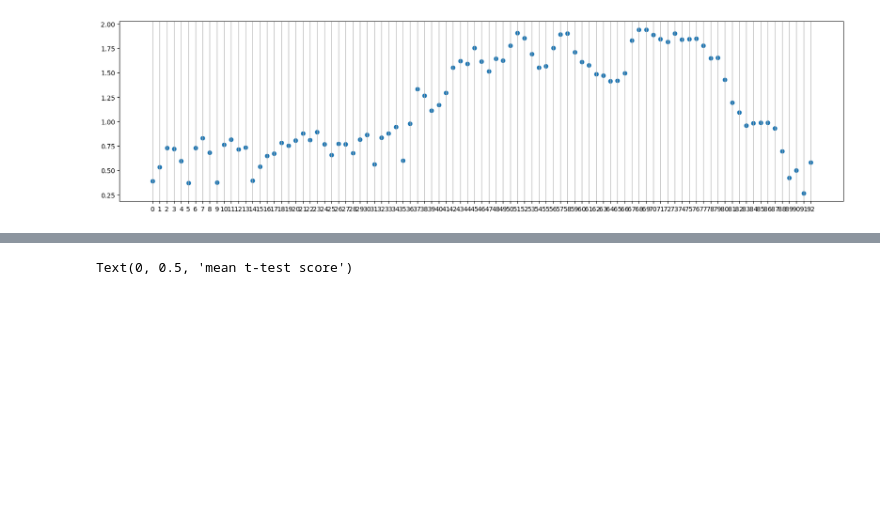
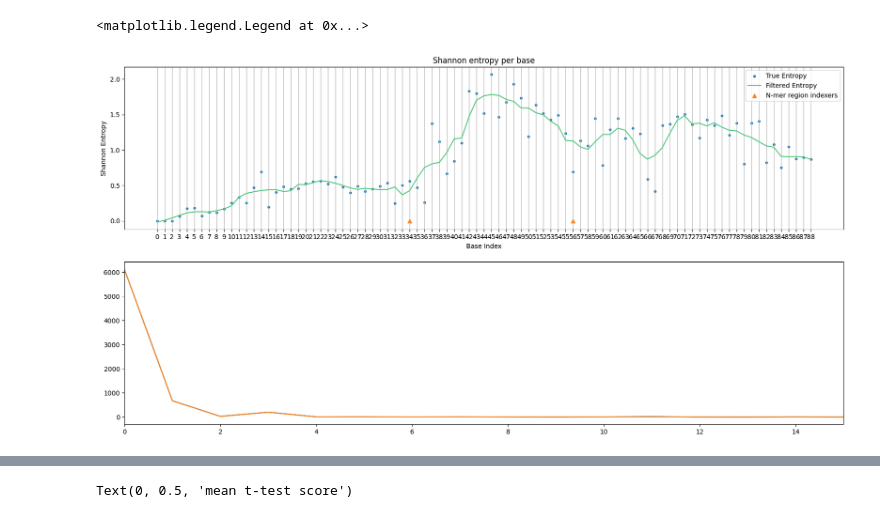
Before and after one commit to Marchand-Lab-Capstone/XenoFind, a Jupyter notebook: lib/xf_prelims/xf_low_qual_work.ipynb, the cells around one changed output, grey strips where cells are left out. Drawn from its saved outputs; the diff is of its cells as text; code cells hidden in the pictures; blank space fills up the shorter version.

```diff
--- a/lib/xf_prelims/xf_low_qual_work.ipynb
+++ b/lib/xf_prelims/xf_low_qual_work.ipynb
@@ -38,8 +52,9 @@ def get_record_indexes(consensus_path):
 
 read_indexes = get_record_indexes(consensus_fasta)[0]
 # %%
-read_indexes['start']=read_indexes['start']-1
-read_indexes['end']=read_indexes['end']+2
+# get the read indexes
+read_indexes['start']=0#read_indexes['start']-1
+read_indexes['end']=90#read_indexes['end']+2
 # %%
 read_indexes
 # %% [output]
@@ -299,11 +390,32 @@ shentropy_series = shannon_entropies(base_probs_df)
 # %%
-fig, ax = plt.subplots(1, 1, figsize = (20, 5))
+fig, ax = plt.subplots(2, 1, figsize = (20, 10))
 
-base_indexes = list(shentropy_series.index)
+
+plotting_ser = shentropy_series
+base_indexes = list(plotting_ser.index)
+
+# Savgol filter parameters tuned through first barcode region fft
+sg = sig.savgol_filter(plotting_ser, 9, 3)
 for i in base_indexes:
     base_indexes[i] = str(base_indexes[i])
 
-ax.scatter(x=base_indexes, y=shentropy_series)
-ax.grid(axis="x")
+ax[0].scatter(x=base_indexes, y=plotting_ser, s=10)
+ax[0].plot(base_indexes,sg, c="#4dc67c")
+ax[0].grid(axis="x")
+ax[0].scatter(x=[34, 56], y=[0, 0], marker = "^")
+ax[0].set_title("Shannon entropy per base")
+ax[0].set_xlabel("Base Index")
+ax[0].set_ylabel("Shannon Entropy")
+
+ps = np.abs(np.fft.fftshift(np.fft.fft(list(plotting_ser))))**2
+fx = np.arange(ps.shape[0]) - ps.shape[0]//2
+ax[1].plot(fx, ps)
+
+sgps = np.abs(np.fft.fftshift(np.fft.fft(list(sg))))**2
+ax[1].plot(fx, sgps)
+ax[1].set_xlim(0, 15)
+
+ax[0].legend(['True Entropy','Filtered Entropy','N-mer region indexers'])
 # %% [output]
+<matplotlib.legend.Legend at 0x...>
-[figure, old version]
+[figure, new version]
```
Also changed, not shown: parts of 16 cells of this notebook.
